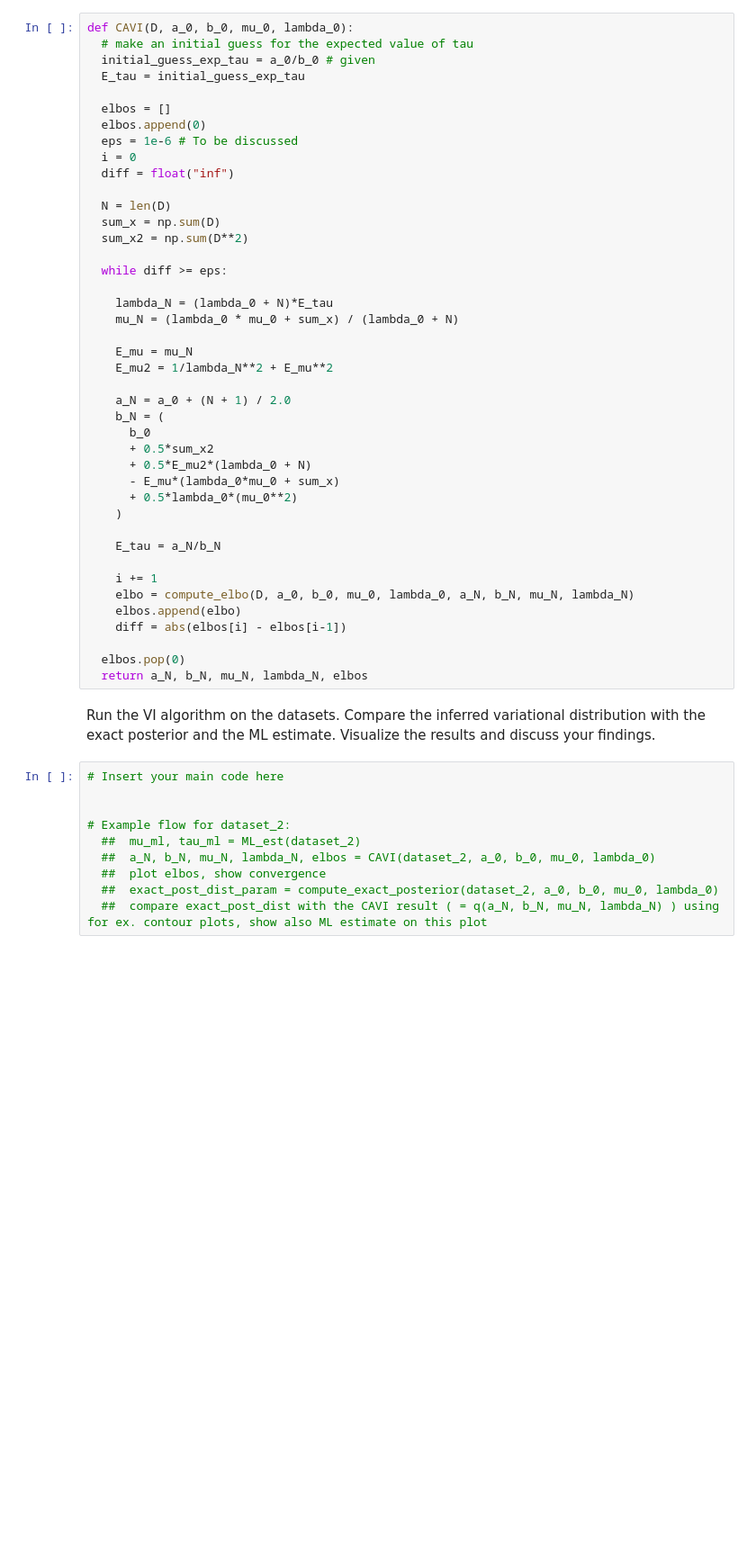
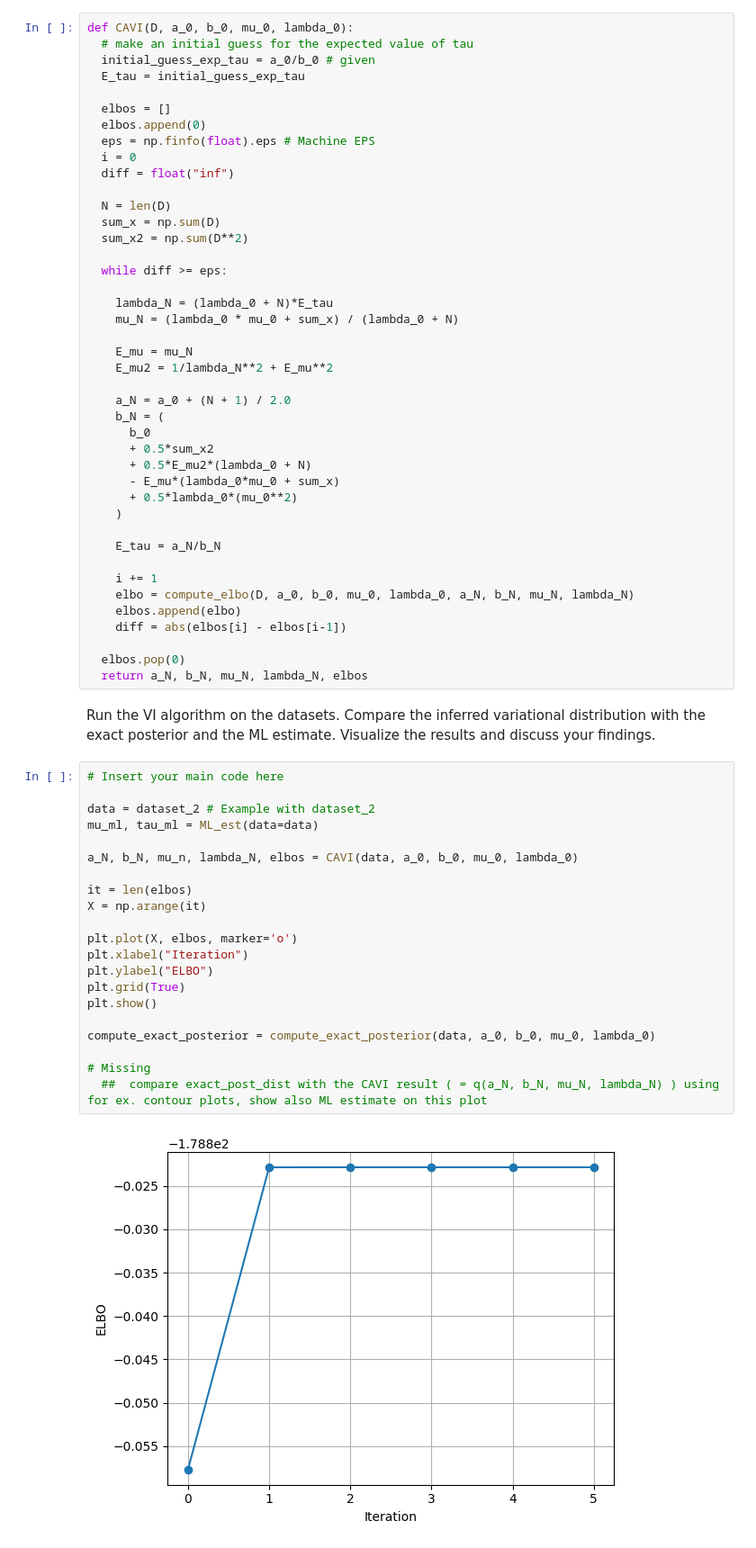
Before and after one commit to Blasty1/Machine-Learning-Advanved, a Jupyter notebook: Assignment-E1/1E-CAVI-HT25.ipynb, the cells around one changed output. Shown at 90% size. Drawn from its saved outputs; the diff is of its cells as text; blank space fills up the shorter version.

Commit message:
1E - Question 1.3.12 - ELBO plot implemented

```diff
--- a/Assignment-E1/1E-CAVI-HT25.ipynb
+++ b/Assignment-E1/1E-CAVI-HT25.ipynb
@@ -172,7 +172,7 @@ def CAVI(D, a_0, b_0, mu_0, lambda_0):
 
   elbos = []
   elbos.append(0)
-  eps = 1e-6 # To be discussed
+  eps = np.finfo(float).eps # Machine EPS
   i = 0
   diff = float("inf")
 
@@ -213,10 +213,23 @@ findings.
 # %%
 # Insert your main code here
 
+data = dataset_2 # Example with dataset_2
+mu_ml, tau_ml = ML_est(data=data)
 
-# Example flow for dataset_2:
-  ##  mu_ml, tau_ml = ML_est(dataset_2)
-  ##  a_N, b_N, mu_N, lambda_N, elbos = CAVI(dataset_2, a_0, b_0, mu_0, lambda_0)
-  ##  plot elbos, show convergence
-  ##  exact_post_dist_param = compute_exact_posterior(dataset_2, a_0, b_0, mu_0, lambda_0)
+a_N, b_N, mu_n, lambda_N, elbos = CAVI(data, a_0, b_0, mu_0, lambda_0)
+
+it = len(elbos)
+X = np.arange(it)
+
+plt.plot(X, elbos, marker='o')
+plt.xlabel("Iteration")
+plt.ylabel("ELBO")
+plt.grid(True)
+plt.show()
+
+compute_exact_posterior = compute_exact_posterior(data, a_0, b_0, mu_0, lambda_0)
+
+# Missing
   ##  compare exact_post_dist with the CAVI result ( = q(a_N, b_N, mu_N, lambda_N) ) using for ex. contour plots, show also ML estimate on this plot
+# %% [output]
+[figure, added]
```
Also changed, not shown: parts of 2 cells of this notebook.
